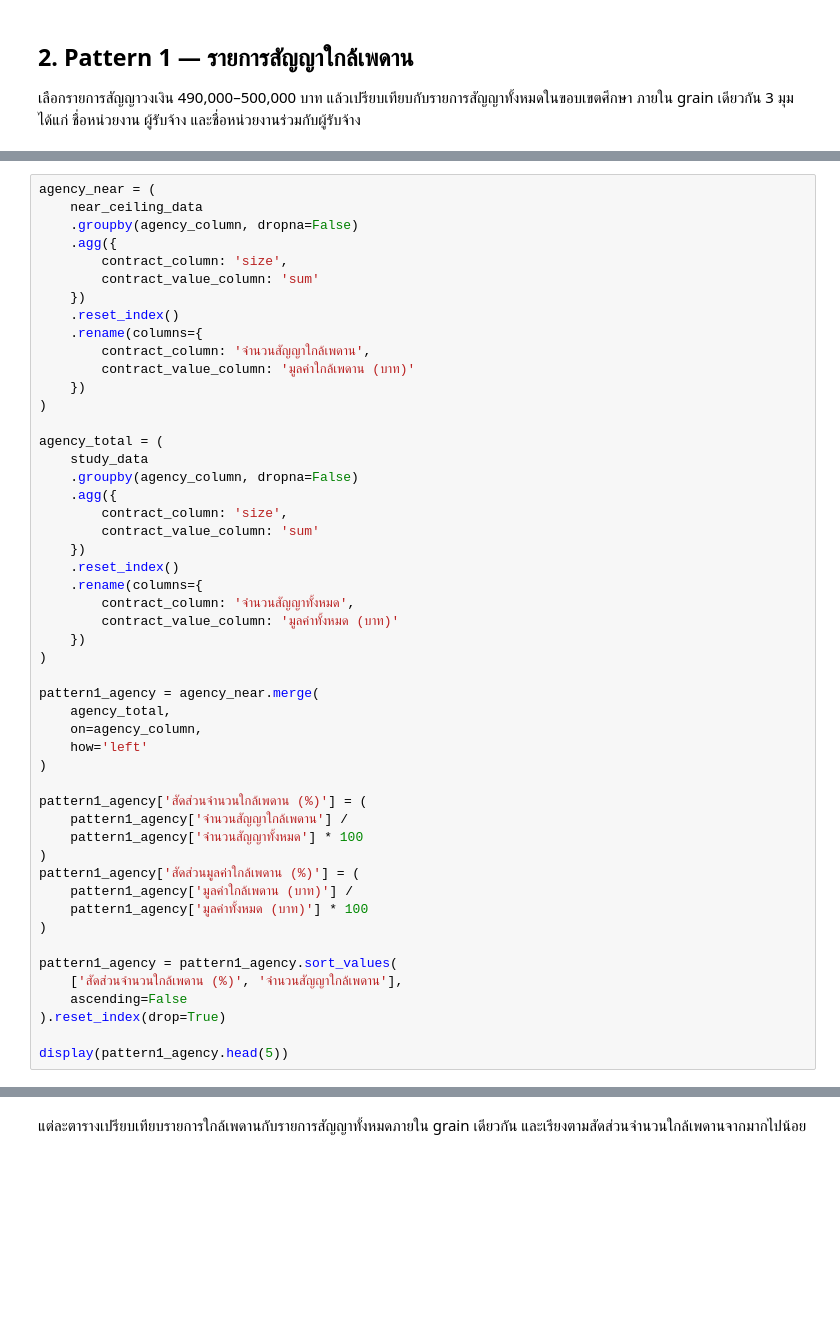
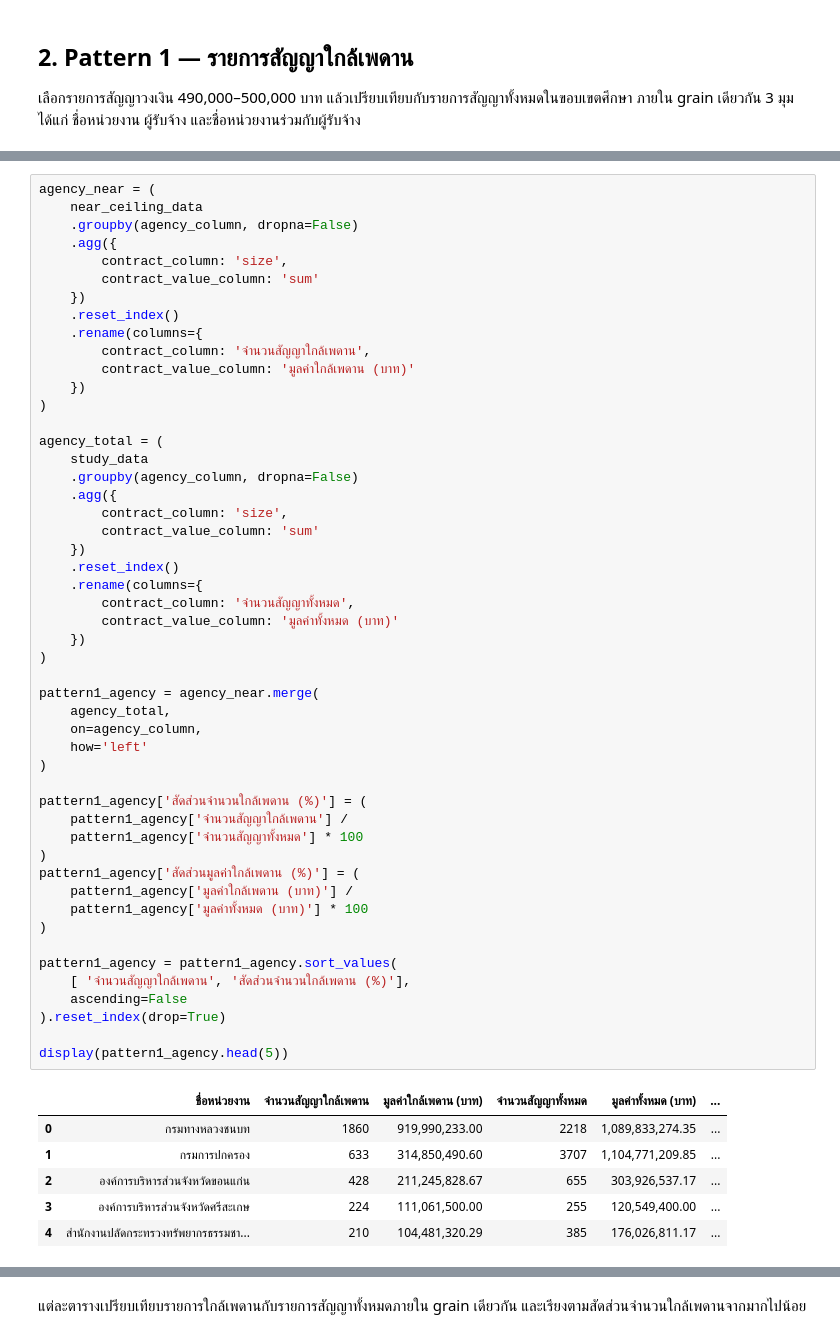
Before and after one commit to mdanmek/nida-dads-notes, a Jupyter notebook: dads5001-data-tools/project/eda/04_construction_review_indicators_2569.ipynb, the cells around one changed output, grey strips where cells are left out. Drawn from its saved outputs; the diff is of its cells as text; blank space fills up the shorter version.

```diff
--- a/dads5001-data-tools/project/eda/04_construction_review_indicators_2569.ipynb
+++ b/dads5001-data-tools/project/eda/04_construction_review_indicators_2569.ipynb
@@ -132,34 +151,41 @@ agency_total = (
         contract_column: 'size',
         contract_value_column: 'sum'
     })
     .reset_index()
     .rename(columns={
         contract_column: 'จำนวนสัญญาทั้งหมด',
         contract_value_column: 'มูลค่าทั้งหมด (บาท)'
     })
 )
 
 pattern1_agency = agency_near.merge(
     agency_total,
     on=agency_column,
     how='left'
 )
 
 pattern1_agency['สัดส่วนจำนวนใกล้เพดาน (%)'] = (
     pattern1_agency['จำนวนสัญญาใกล้เพดาน'] /
     pattern1_agency['จำนวนสัญญาทั้งหมด'] * 100
 )
 pattern1_agency['สัดส่วนมูลค่าใกล้เพดาน (%)'] = (
     pattern1_agency['มูลค่าใกล้เพดาน (บาท)'] /
     pattern1_agency['มูลค่าทั้งหมด (บาท)'] * 100
 )
 
 pattern1_agency = pattern1_agency.sort_values(
-    ['สัดส่วนจำนวนใกล้เพดาน (%)', 'จำนวนสัญญาใกล้เพดาน'],
+    [ 'จำนวนสัญญาใกล้เพดาน', 'สัดส่วนจำนวนใกล้เพดาน (%)'],
     ascending=False
 ).reset_index(drop=True)
 
 display(pattern1_agency.head(5))
+# %% [output]
+|  | ชื่อหน่วยงาน | จำนวนสัญญาใกล้เพดาน | มูลค่าใกล้เพดาน (บาท) | จำนวนสัญญาทั้งหมด | มูลค่าทั้งหมด (บาท) | ... |
+| 0 | กรมทางหลวงชนบท | 1860 | 919,990,233.00 | 2218 | 1,089,833,274.35 | ... |
+| 1 | กรมการปกครอง | 633 | 314,850,490.60 | 3707 | 1,104,771,209.85 | ... |
+| 2 | องค์การบริหารส่วนจังหวัดขอนแก่น | 428 | 211,245,828.67 | 655 | 303,926,537.17 | ... |
+| 3 | องค์การบริหารส่วนจังหวัดศรีสะเกษ | 224 | 111,061,500.00 | 255 | 120,549,400.00 | ... |
+| 4 | สำนักงานปลัดกระทรวงทรัพยากรธรรมชา... | 210 | 104,481,320.29 | 385 | 176,026,811.17 | ... |
 # %%
 supplier_near = (
     near_ceiling_data
```
Also changed, not shown: parts of 15 cells of this notebook.
